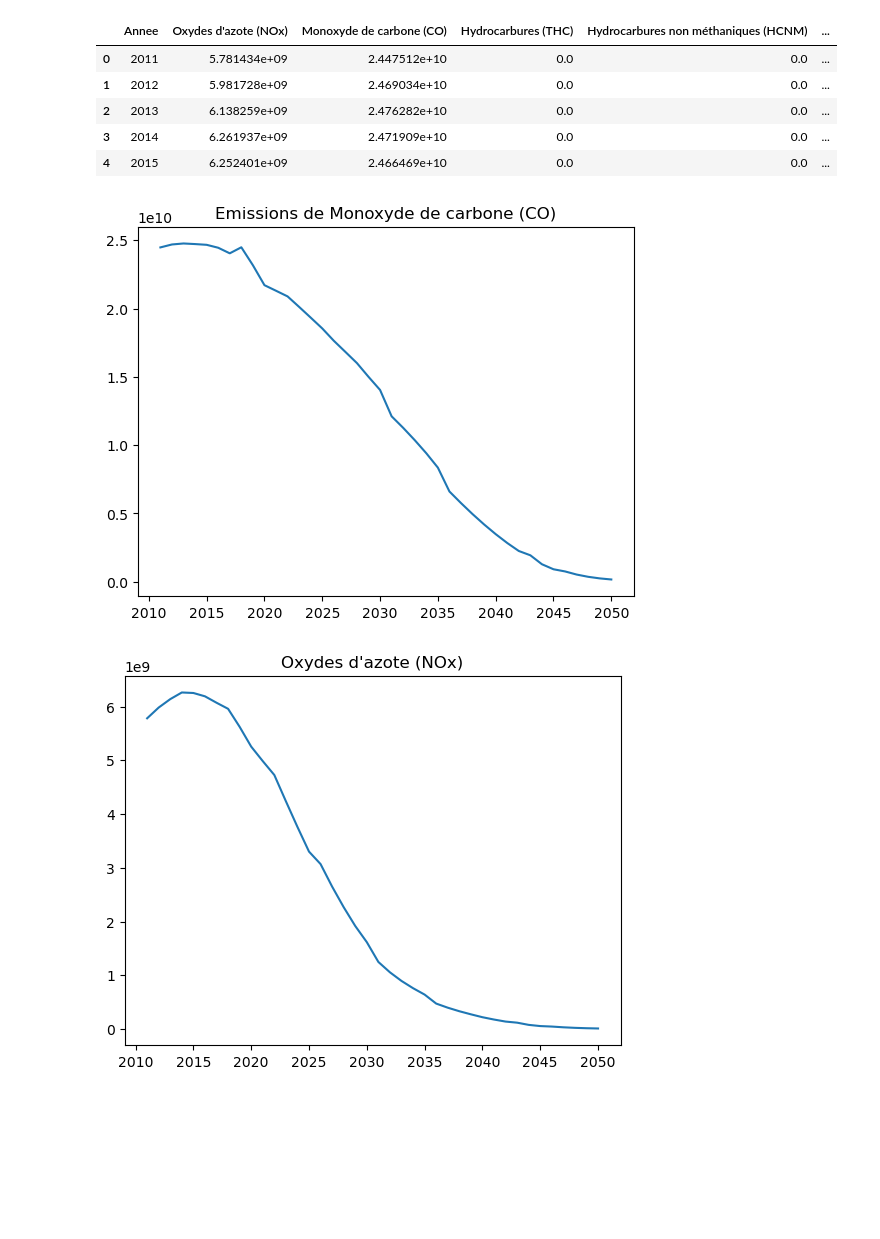
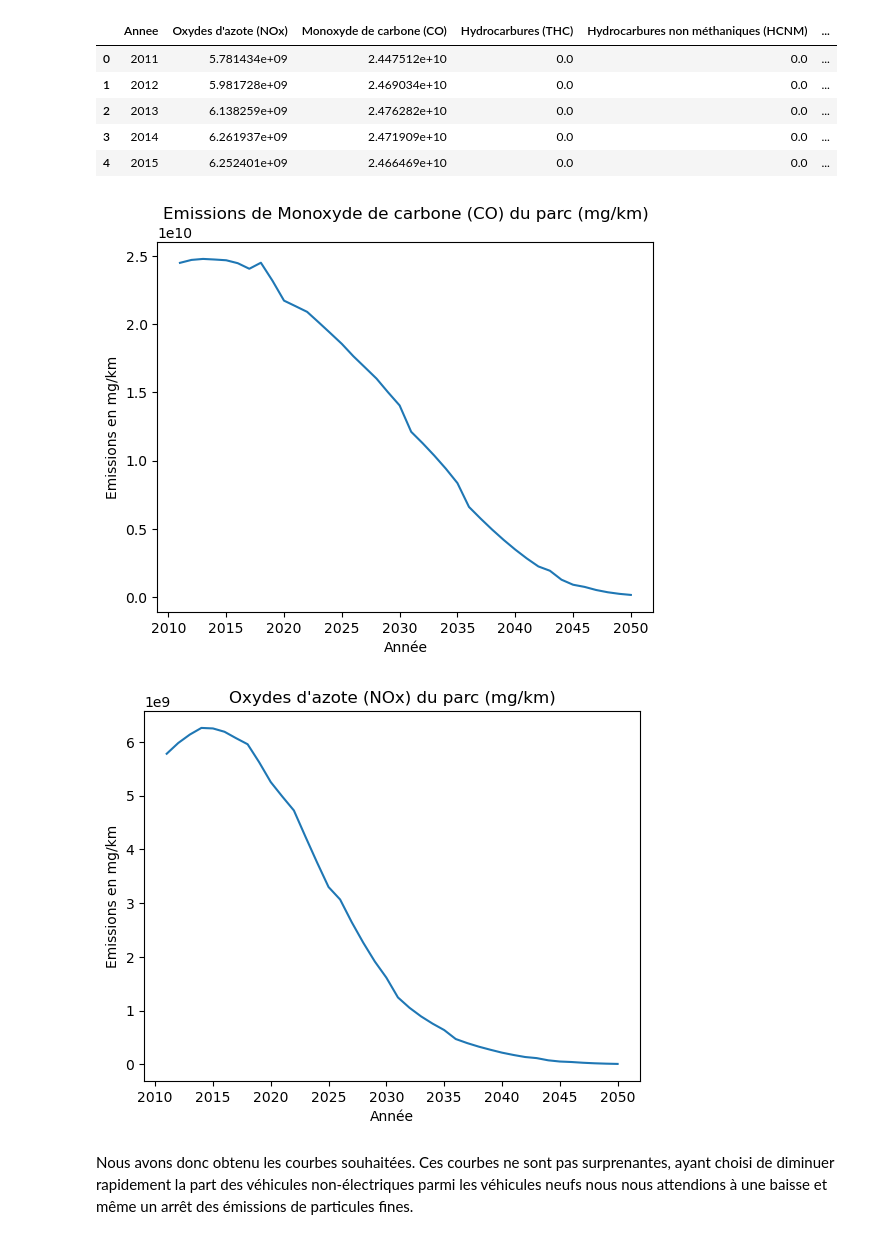
Before and after one commit to TheoLBTN/Projet-Python, a Jupyter notebook: Modélisation_emissions.ipynb, the cells around one changed output. Saved outputs shown, nothing was run; the diff lists cells and outputs as text; code cells hidden in the pictures; blank space fills up the shorter version.

Commit message:
Finalisation "Modélisation & Emissions"

```diff
--- a/Modélisation_emissions.ipynb
+++ b/Modélisation_emissions.ipynb
@@ -376,0 +303,25 @@ df_diesel = pd.read_csv('emissions_diesel.csv')
+# %%
+# On construit alors un DataFrame donnant pour chaque année le nombre de véhicules par combinaison carburant-norme
+
+df_mod2 = df_mod.copy()
+
+# Cette fonction permet d'enlever le str "PARC_" de chaque colonne avant 2023
+def enleve_parc(row) :
+    s = str(row['Annee'])
+    if len(s) > 4 :
+        return  int(s[5:])
+    return int(s)
+
+# Cette fonction rajoute la colonne avec la norme Euro sur une ligne du DataFrame
+def norme_ajout(row) :
+    return norme(row["AGE_NUM"], row["Annee"])
+
+df_mod2 = pd.melt(df_mod2, id_vars = ["CARBURANT", "CRITAIR", "AGE_NUM"], var_name = 'Annee')
+
+df_mod2['Annee'] = df_mod2.apply(enleve_parc, axis = 1)
+df_mod2['Norme'] = df_mod2.apply(norme_ajout, axis = 1)
+
+df_mod2 = df_mod2.drop(['CRITAIR', 'AGE_NUM'], axis = 1)
+df_mod2 = df_mod2.groupby(['CARBURANT', 'Annee', 'Norme'], as_index = False).sum()
+
+df_mod2.head(5)
@@ -467,14 +425,24 @@ df_mod4.head(5)
 | 3 | 2014 | 6.261937e+09 | 2.471909e+10 | 0.0 | 0.0 | ... |
 | 4 | 2015 | 6.252401e+09 | 2.466469e+10 | 0.0 | 0.0 | ... |
 # %%
+# On peut alors visualiser les résultats
+
 plt.plot(np.array(df_mod4['Annee'], dtype = int), np.array(df_mod4['Monoxyde de carbone (CO)'], dtype = float))
-plt.title("Emissions de Monoxyde de carbone (CO)")
+
+plt.xlabel("Année")
+plt.ylabel("Emissions en mg/km")
+plt.title("Emissions de Monoxyde de carbone (CO) du parc (mg/km)")
 plt.show()
 # %% [output]
-[figure, old version]
+[figure, new version]
 # %%
 plt.plot(np.array(df_mod4['Annee'], dtype = int), np.array(df_mod4["Oxydes d'azote (NOx)"], dtype = float))
-plt.title("Oxydes d'azote (NOx)")
+
+plt.xlabel("Année")
+plt.ylabel("Emissions en mg/km")
+plt.title("Oxydes d'azote (NOx) du parc (mg/km)")
 plt.show()
 # %% [output]
-[figure, old version]
+[figure, new version]
+# %% [markdown]
+Nous avons donc obtenu les courbes souhaitées. Ces courbes ne sont pas surprenantes, ayant choisi de diminuer rapidement la part des véhicules non-électriques parmi les véhicules neufs nous nous attendions à une baisse et même un arrêt des émissions de particules fines.
```
Also changed, not shown: parts of 48 cells of this notebook.
